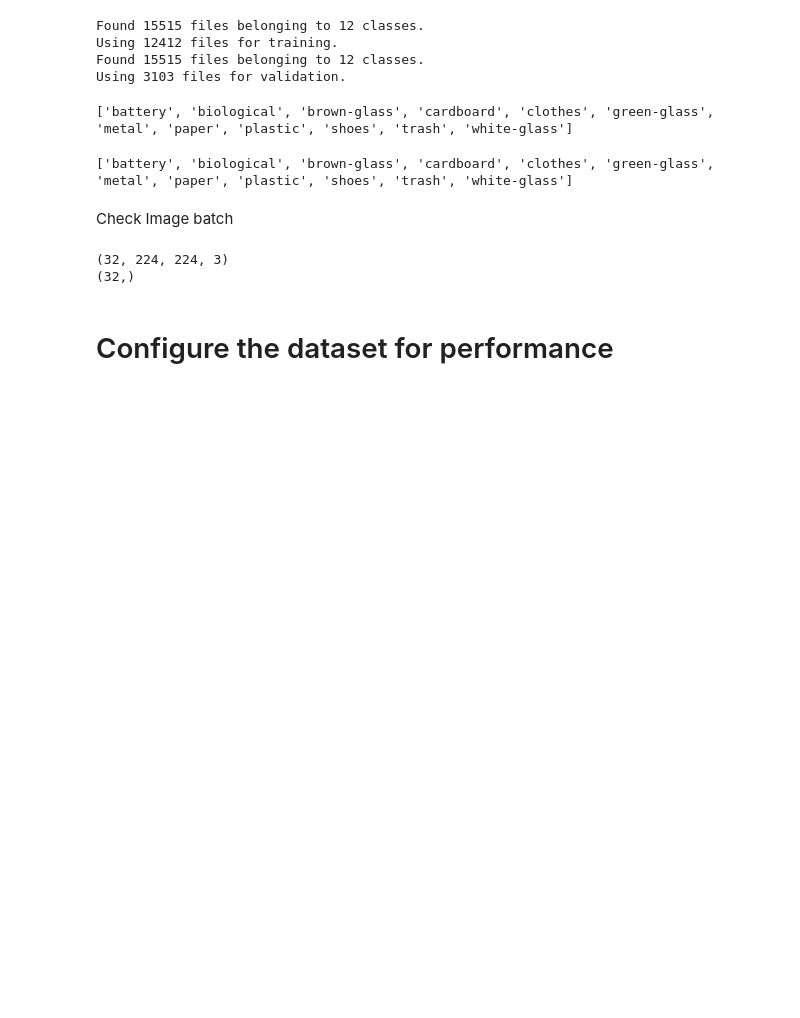
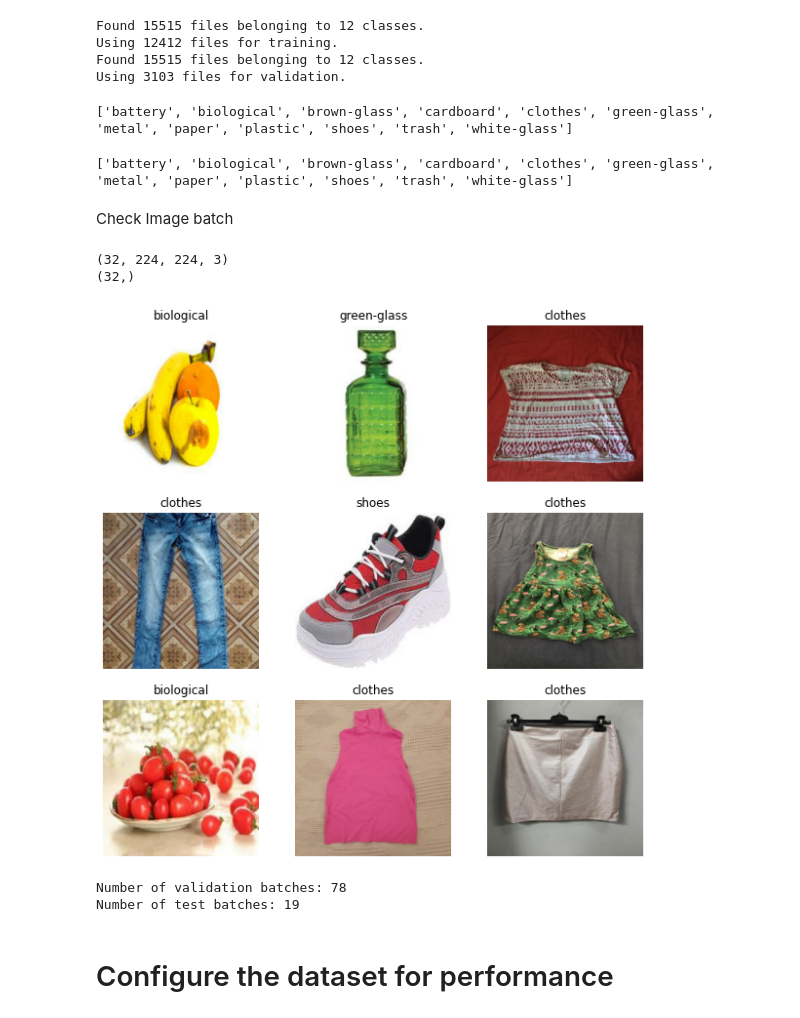
Before and after one commit to virgiawankusuma/Garbage-Classification, a Jupyter notebook: model/model_garbage.ipynb, the cells around one changed output. Cells and saved outputs as stored; diff of their text form; code cells hidden in the pictures; blank space fills up the shorter version.

```diff
--- a/model/model_garbage.ipynb
+++ b/model/model_garbage.ipynb
@@ -27,6 +45,8 @@ Mounted at /content/drive
 # %%
-import zipfile
-local_zip = '/content/drive/MyDrive/Kaggle/datasets/garbage-classification.zip'
+local_zip = '/content/garbage.zip'
 zip_ref = zipfile.ZipFile(local_zip, 'r')
-zip_ref.extractall('/content/Garbage Classification')
+zip_ref.extractall('/content/')
 zip_ref.close()
+
+PATH = '/content/garbage_classification'
+PATH
@@ -40,6 +56,0 @@ os.getcwd()
-# %%
-## check list directory datasets
-listdir = os.listdir('/content/Garbage Classification/garbage_classification')
-print('List Folder Image')
-for i in range (0,len(listdir)):
-  print(f'{i+1}. {listdir[i]}')
@@ -66,4 +57,6 @@ data_dir = pathlib.Path('/content/Garbage Classification/garbage_classification'
 # %%
+data_dir = pathlib.Path(PATH)
+
 image_count = len(list(data_dir.glob('*/*.jpg')))
 print(f'Total image from this datasets : {image_count}')
 # %% [output]
@@ -82,0 +64,5 @@ PIL.Image.open(str(clothes[10]))
+# %%
+## check list directory datasets
+print('List Class Image\n')
+for i, label in enumerate(os.listdir(data_dir)):
+  print(f'{i+1}. {label}')
@@ -130,3 +129,13 @@ for image_batch, labels_batch in train_ds:
 # %% [output]
 (32, 224, 224, 3)
 (32,)
+# %%
+plt.figure(figsize=(10, 10))
+for images, labels in train_ds.take(1):
+  for i in range(9):
+    ax = plt.subplot(3, 3, i + 1)
+    plt.imshow(images[i].numpy().astype("uint8"))
+    plt.title(class_names[labels[i]])
+    plt.axis("off")
+# %% [output]
+[figure, added]
@@ -133,2 +146,8 @@ for image_batch, labels_batch in train_ds:
+# %%
+print('Number of validation batches: %d' % tf.data.experimental.cardinality(val_ds))
+print('Number of test batches: %d' % tf.data.experimental.cardinality(test_dataset))
+# %% [output]
+Number of validation batches: 78
+Number of test batches: 19
 # %% [markdown]
 # Configure the dataset for performance
```
Also changed, not shown: parts of 43 cells of this notebook.
